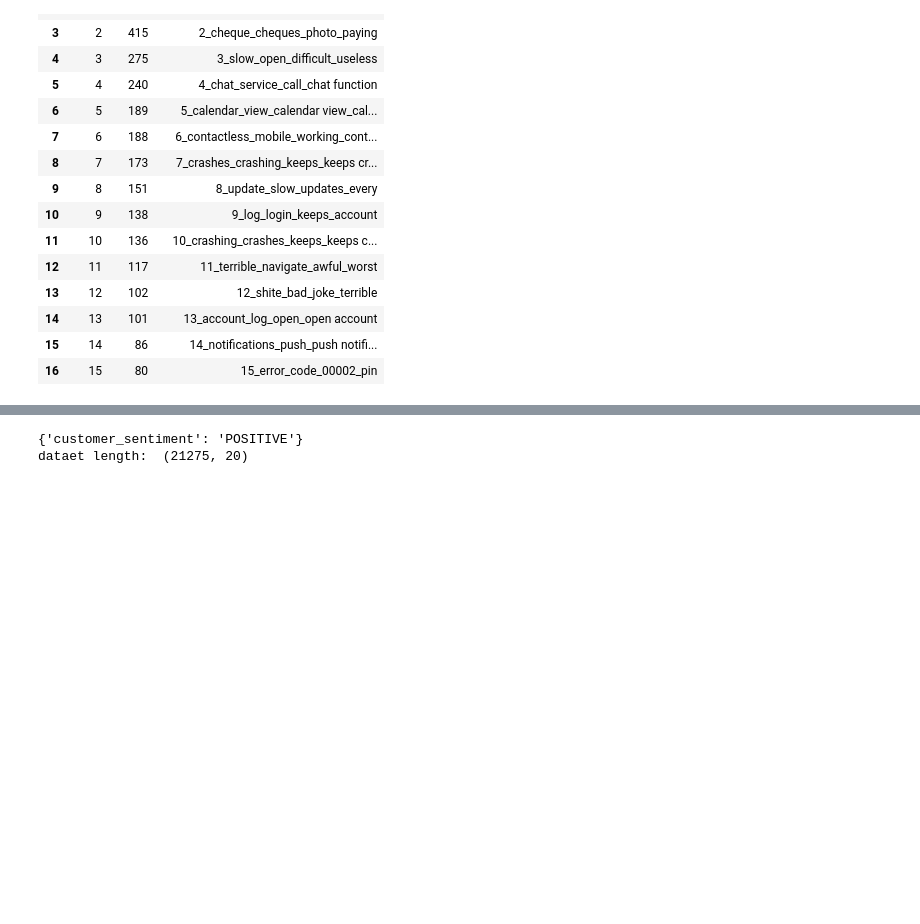
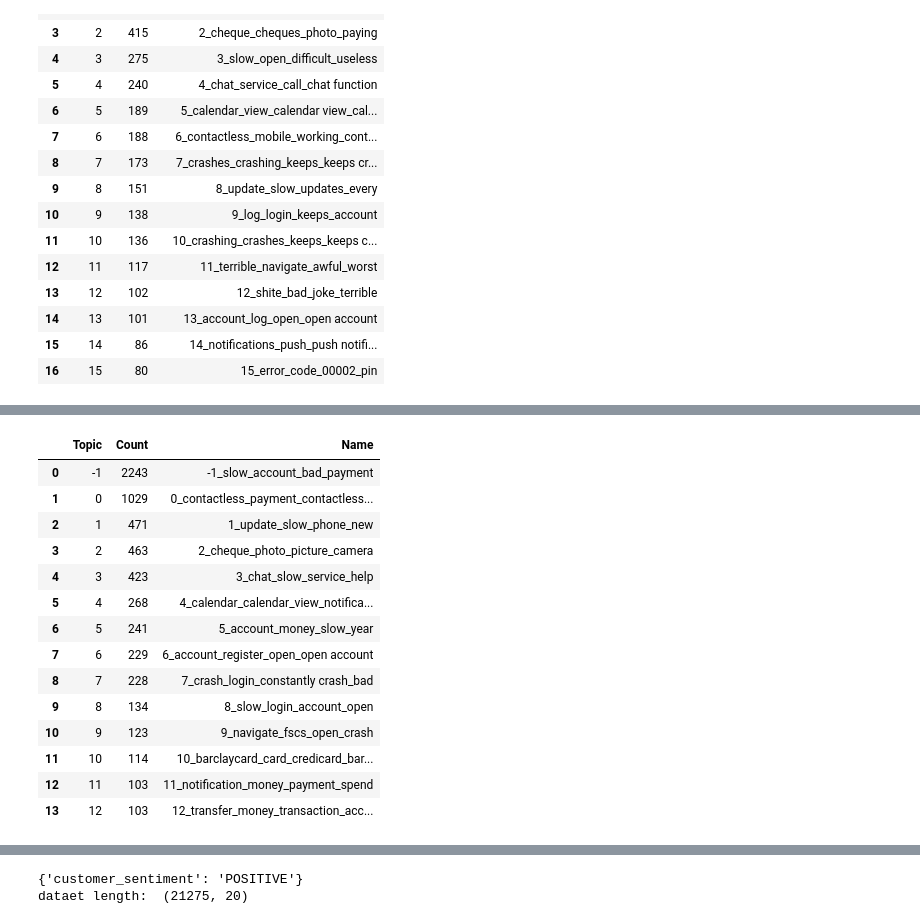
Before and after one commit to piygot5/Customer-Insights-Pack-POC, a Jupyter notebook: topic_modelling_BERT.ipynb, the cells around one changed output, grey strips where cells are left out. Cells and saved outputs as stored; diff of their text form; code cells hidden in the pictures; blank space fills up the shorter version.

```diff
--- a/topic_modelling_BERT.ipynb
+++ b/topic_modelling_BERT.ipynb
@@ -302,0 +270,3 @@ with open(MODEL_DIR+'topic_negative_2.pkl', 'wb') as f:
+# %%
+
+negative_model = BERTopic.load(MODEL_DIR+"negative_topic_modelling_1682844661")
@@ -302,0 +280,18 @@ with open(MODEL_DIR+'topic_negative_2.pkl', 'wb') as f:
+# %%
+negative_model.get_topic_info()
+# %% [output]
+|  | Topic | Count | Name |
+| 0 | -1 | 2243 | -1_slow_account_bad_payment |
+| 1 | 0 | 1029 | 0_contactless_payment_contactless... |
+| 2 | 1 | 471 | 1_update_slow_phone_new |
+| 3 | 2 | 463 | 2_cheque_photo_picture_camera |
+| 4 | 3 | 423 | 3_chat_slow_service_help |
+| 5 | 4 | 268 | 4_calendar_calendar_view_notifica... |
+| 6 | 5 | 241 | 5_account_money_slow_year |
+| 7 | 6 | 229 | 6_account_register_open_open account |
+| 8 | 7 | 228 | 7_crash_login_constantly crash_bad |
+| 9 | 8 | 134 | 8_slow_login_account_open |
+| 10 | 9 | 123 | 9_navigate_fscs_open_crash |
+| 11 | 10 | 114 | 10_barclaycard_card_credicard_bar... |
+| 12 | 11 | 103 | 11_notification_money_payment_spend |
+| 13 | 12 | 103 | 12_transfer_money_transaction_acc... |
```
Also changed, not shown: parts of 23 cells of this notebook, 4 other files.
